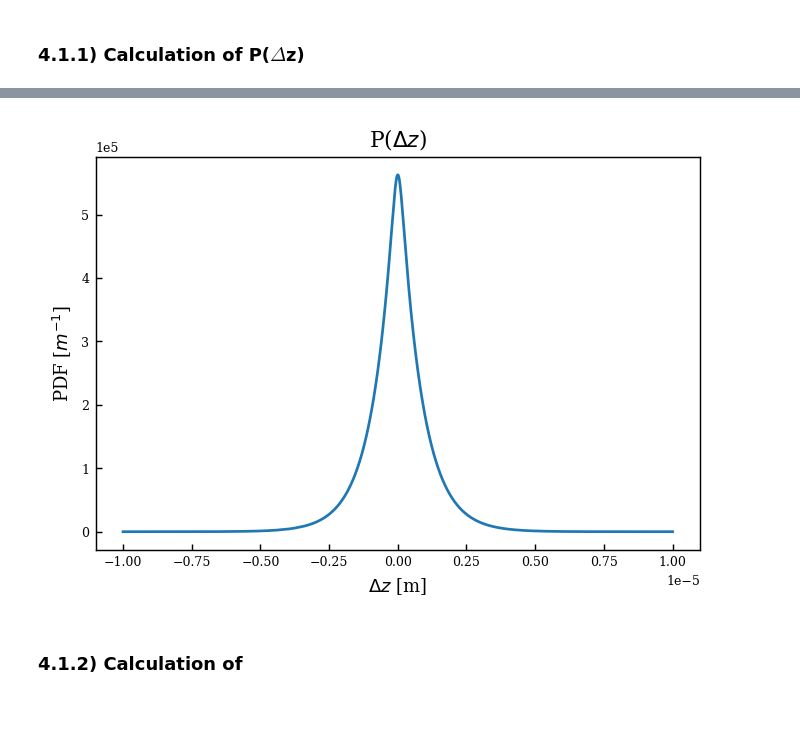
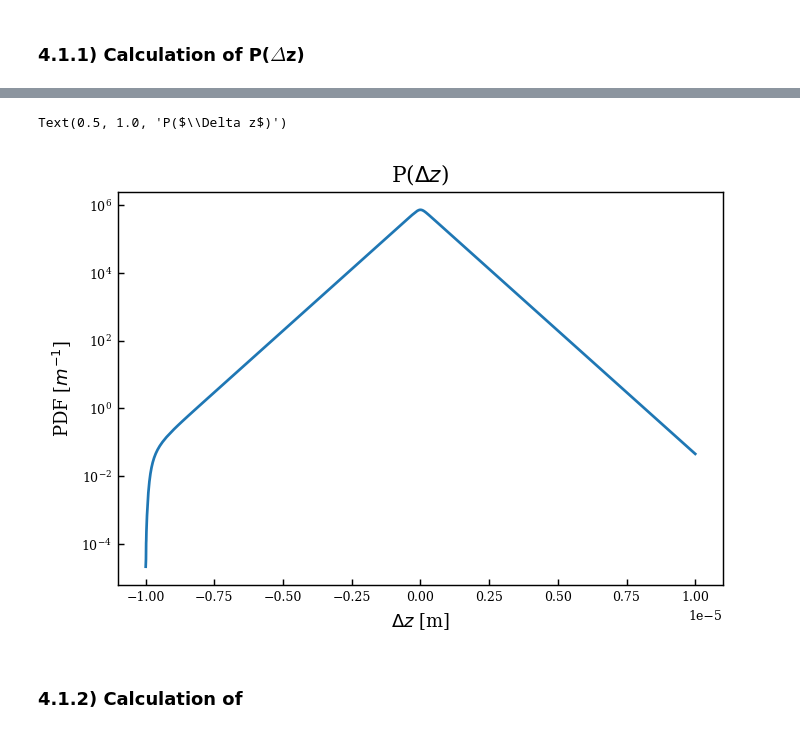
Before and after one commit to ElodieMillan/Brownian-particle-near-wall, a Jupyter notebook: OptimizedCython/ResultsRigidWallOverdamped_CYTHON.ipynb, the cells around one changed output, grey strips where cells are left out. Drawn from its saved outputs; the diff is of its cells as text; code cells hidden in the pictures.

Commit message:
Modif des jupyter -> plot plus propres

```diff
--- a/OptimizedCython/ResultsRigidWallOverdamped_CYTHON.ipynb
+++ b/OptimizedCython/ResultsRigidWallOverdamped_CYTHON.ipynb
@@ -198,12 +199,13 @@ np.trapz(P_dz, dz) # verification than P_z integral is 1
 # %%
-plt.plot(dz,P_dz)
+plt.semilogy(dz,P_dz)
 plt.xlabel("$\\Delta z$ [m]")
 plt.ylabel("PDF [$m^{-1}$]")
 plt.title("P($\\Delta z$)")
-plt.ticklabel_format(axis="x", style="sci", scilimits=(0, 0))
-plt.ticklabel_format(axis="y", style="sci", scilimits=(0, 0))
+# plt.ticklabel_format(axis="x", style="sci", scilimits=(0, 0))
+# plt.ticklabel_format(axis="y", style="sci", scilimits=(0, 0))
 # %% [output]
+Text(0.5, 1.0, 'P($\\Delta z$)')
-[figure, old version]
+[figure, new version]
 # %% [markdown]
 ### 4.1.2) Calculation of <$\Delta$z$^2$>
 # %% [markdown]
```
Also changed, not shown: parts of 18 cells of this notebook, 12 other files.
